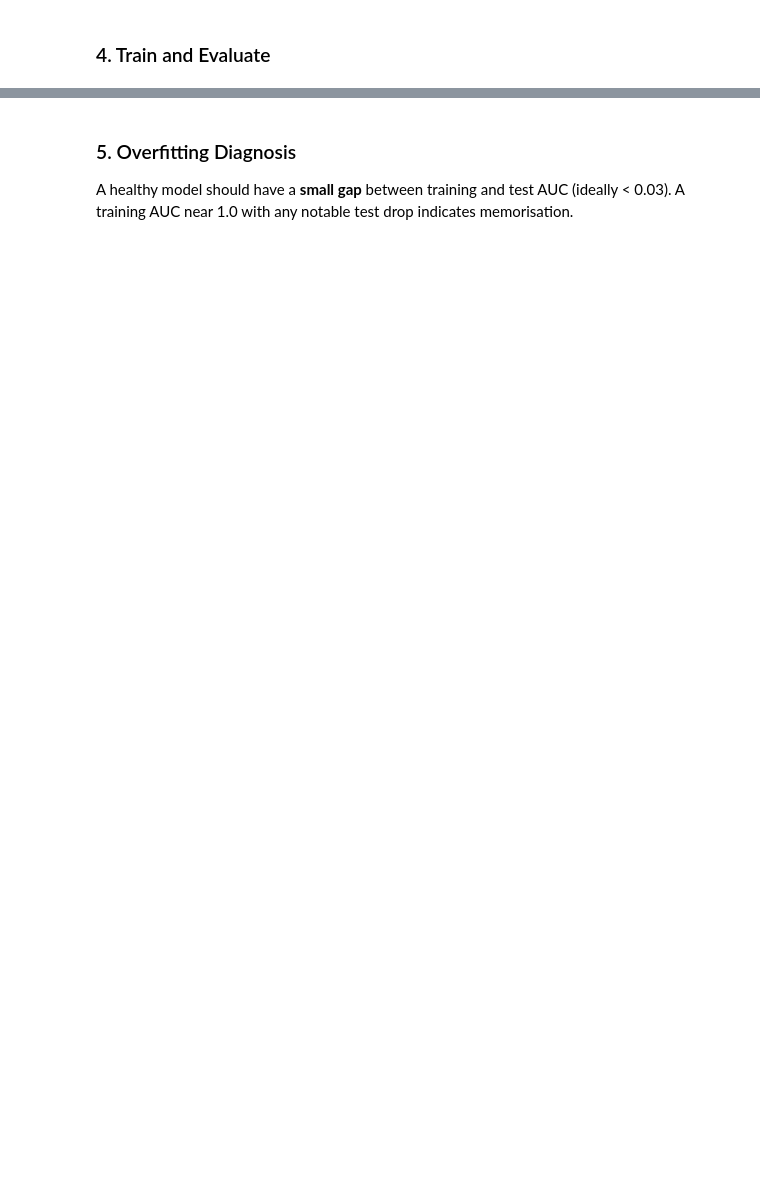
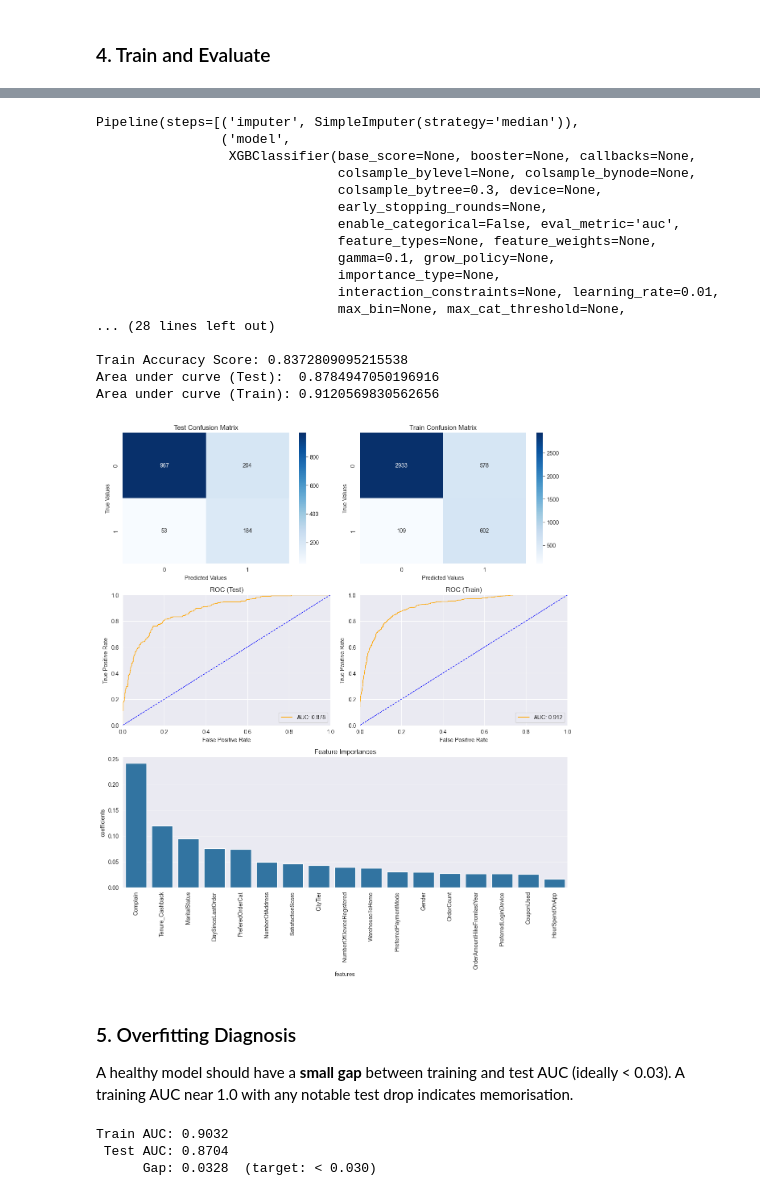
Before and after one commit to purohitbej/churn-prediction-survival-analysis, a Jupyter notebook: notebooks/03_model_building.ipynb, the cells around one changed output, grey strips where cells are left out. Saved outputs shown, nothing was run; the diff lists cells and outputs as text; code cells hidden in the pictures; blank space fills up the shorter version.

```diff
--- a/notebooks/03_model_building.ipynb
+++ b/notebooks/03_model_building.ipynb
@@ -92,5 +186,46 @@ Area under curve (Train): 0.9032107649617176
+# %%
+# XGBoost Classifier
+
+churn_prediction(
+    build_pipeline_xgb(), x_train, x_test, y_train, y_test, feature_names, cf="features"
+)
+# %% [output]
+Pipeline(steps=[('imputer', SimpleImputer(strategy='median')),
+                ('model',
+                 XGBClassifier(base_score=None, booster=None, callbacks=None,
+                               colsample_bylevel=None, colsample_bynode=None,
+                               colsample_bytree=0.3, device=None,
+                               early_stopping_rounds=None,
+                               enable_categorical=False, eval_metric='auc',
+                               feature_types=None, feature_weights=None,
+                               gamma=0.1, grow_policy=None,
+                               importance_type=None,
+                               interaction_constraints=None, learning_rate=0.01,
+                               max_bin=None, max_cat_threshold=None,
+... (28 lines left out)
+
+Train Accuracy Score: 0.8372809095215538
+Area under curve (Test):  0.8784947050196916
+Area under curve (Train): 0.9120569830562656
+[figure, added]
 # %% [markdown]
 ### 5. Overfitting Diagnosis
 
 A healthy model should have a **small gap** between training and test AUC (ideally < 0.03). A training AUC near 1.0 with any notable test drop indicates memorisation.
+# %%
+# Random Forest
+
+final_rfc = build_pipeline_rfc()
+final_rfc.fit(x_train, y_train)
+
+train_auc = roc_auc_score(y_train, final_rfc.predict_proba(x_train)[:, 1])
+test_auc = roc_auc_score(y_test, final_rfc.predict_proba(x_test)[:, 1])
+
+print(f"Train AUC: {train_auc:.4f}")
+print(f" Test AUC: {test_auc:.4f}")
+print(f"      Gap: {train_auc - test_auc:.4f}  (target: < 0.030)")
+# %% [output]
+Train AUC: 0.9032
+ Test AUC: 0.8704
+      Gap: 0.0328  (target: < 0.030)
 # %%
```
Also changed, not shown: parts of 20 cells of this notebook, 9 other files.
